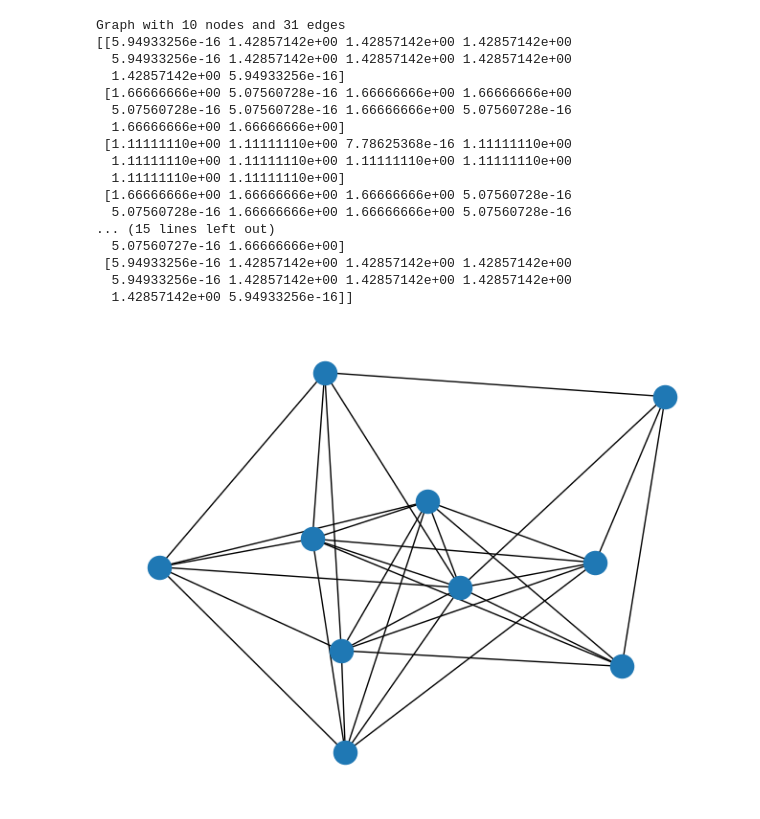
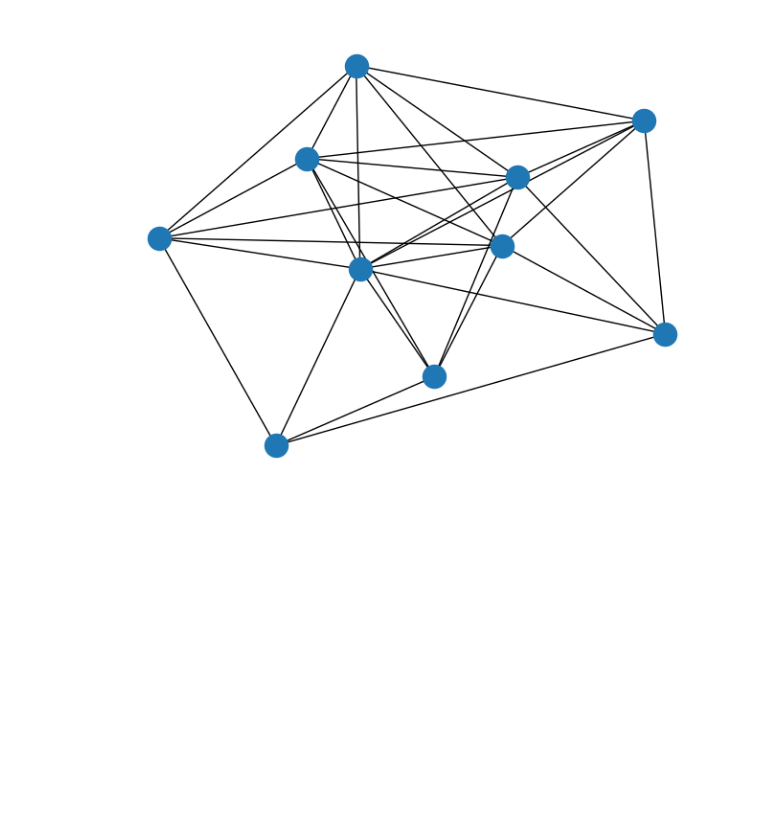
Before and after one commit to Joeri-G/Ant, a Jupyter notebook: experiments/experiment_1.ipynb, the cells around one changed output. Saved outputs shown, nothing was run; the diff lists cells and outputs as text; code cells hidden in the pictures; blank space fills up the shorter version.

```diff
--- a/experiments/experiment_1.ipynb
+++ b/experiments/experiment_1.ipynb
@@ -7,32 +8,13 @@ from ant.centralised import P4
 # %%
 # Demo experiment
 market_size = 10
 M1: Market = Market(market_size, seed=4)
+M2: Market = Market(market_size, seed=4, agent_type=ProportionalAgent)
 
-print(M1.graph)
 nx.draw(M1.graph)
 
 allocation_matrix, utility = computed_equilibrium = P4(M1)
-
-print(allocation_matrix)
 # %% [output]
-Graph with 10 nodes and 31 edges
-[[5.94933256e-16 1.42857142e+00 1.42857142e+00 1.42857142e+00
-  5.94933256e-16 1.42857142e+00 1.42857142e+00 1.42857142e+00
-  1.42857142e+00 5.94933256e-16]
- [1.66666666e+00 5.07560728e-16 1.66666666e+00 1.66666666e+00
-  5.07560728e-16 5.07560728e-16 1.66666666e+00 5.07560728e-16
-  1.66666666e+00 1.66666666e+00]
- [1.11111110e+00 1.11111110e+00 7.78625368e-16 1.11111110e+00
-  1.11111110e+00 1.11111110e+00 1.11111110e+00 1.11111110e+00
-  1.11111110e+00 1.11111110e+00]
- [1.66666666e+00 1.66666666e+00 1.66666666e+00 5.07560728e-16
-  5.07560728e-16 1.66666666e+00 1.66666666e+00 5.07560728e-16
-... (15 lines left out)
-  5.07560727e-16 1.66666666e+00]
- [5.94933256e-16 1.42857142e+00 1.42857142e+00 1.42857142e+00
-  5.94933256e-16 1.42857142e+00 1.42857142e+00 1.42857142e+00
-  1.42857142e+00 5.94933256e-16]]
-[figure, old version]
+[figure, new version]
 # %%
 simulation_length = 100
```
Also changed, not shown: parts of 3 cells of this notebook.
